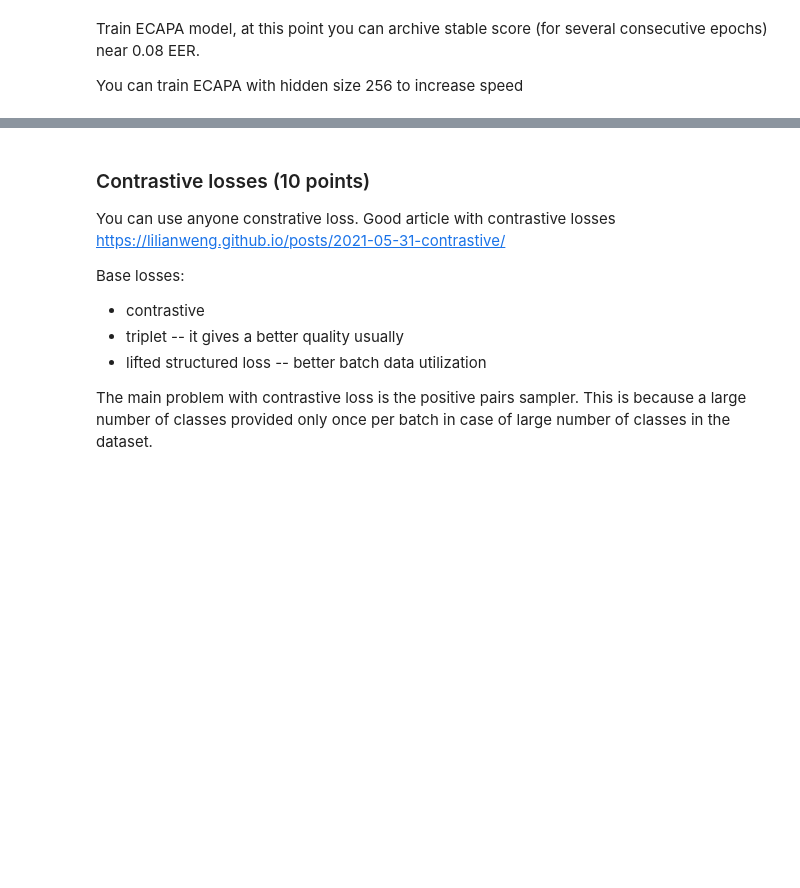
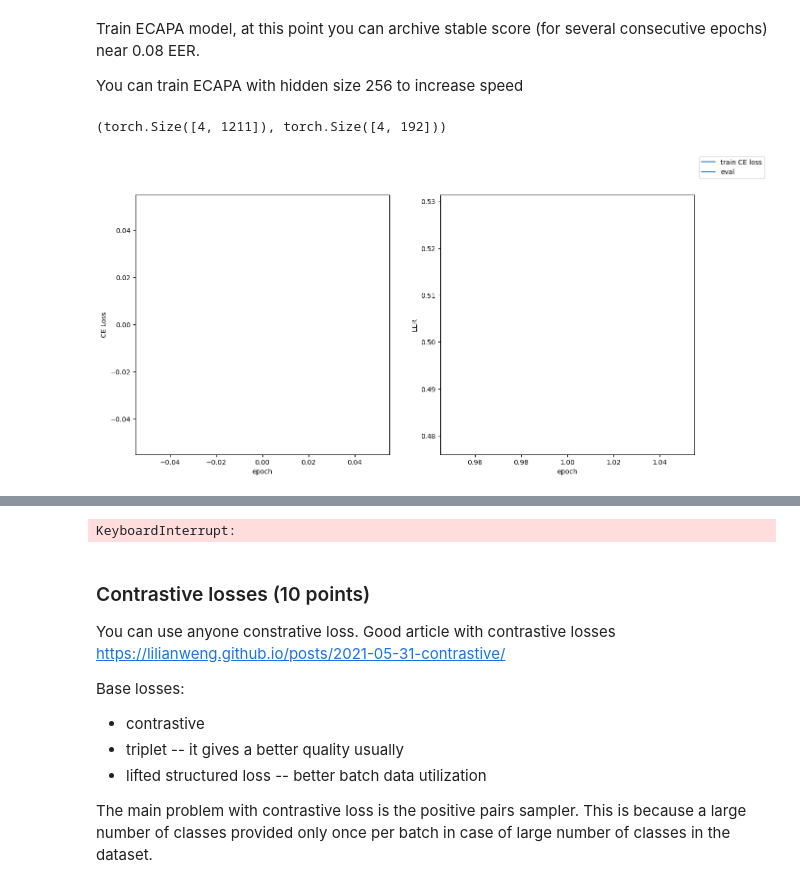
Before and after one commit to yandexdataschool/speech_course, a Jupyter notebook: week_03_kws_bio/homework.ipynb, the cells around one changed output, grey strips where cells are left out. Saved outputs shown, nothing was run; the diff lists cells and outputs as text; code cells hidden in the pictures; blank space fills up the shorter version.

```diff
--- a/week_03_kws_bio/homework.ipynb
+++ b/week_03_kws_bio/homework.ipynb
@@ -220,7 +217,7 @@ class SEBlock(nn.Module):
         # out: [batch_size, input_shape, T]
         squeezed = self.squeeze(X).squeeze(-1) # [batch_size, input_shape]
         weights = self.excitation(squeezed) # [batch_size, input_shape]
-        return X * weights.unsquueze(-1)
+        return X * weights.unsqueeze(-1)
 # %%
 class Res2Net(nn.Module):
     def __init__(self, hidden: int, dilation: int, scale: int, kernel_size: int):
@@ -320,10 +318,17 @@ class AttentiveStatsPooling(nn.Module):
 # %%
+import math
+
 class AAMSoftmax(nn.Module):
     def __init__(self, input_shape, n_class, margin, scale):
         super().__init__()
-        self.weight = nn.Linear(in_features=input_shape, out_features=n_class)
+        self.weight = nn.Parameter(torch.FloatTensor(n_class, input_shape))
+        nn.init.xavier_uniform_(self.weight)
         self.margin = margin
         self.scale = scale
+
+        # cos(\theta + m)=cos\theta * cosm − sin\theta * sinm
+        self.cos_m = math.cos(self.margin)
+        self.sin_m = math.sin(self.margin)
 
     def forward(self, X):
         # calc cosine similarity between X and weights
@@ -334,10 +339,19 @@ class AAMSoftmax(nn.Module):
         #     }{
         #         \exp{scale \cos{theta_ij + margin}} + \sum_{k != j} \exp{scale \cos{theta_ik}}
         #     }
-        sims = F.cosine_similarity(X, self.weight, dim=-1)
-        angles = torch.acos(sims)
-        exps = torch.exp(self.scale * torch.cos(angles + self.margin))
-        ...
+        # S_ij = scale \cos{theta_ij + margin} - log(\exp{scale \cos{theta_ij + margin}} + sum(\exp{scale \cos{theta_kn}) - \exp{scale \cos{theta_ij})
+        # X: [batch_size, input_shape]
+        # out: [batch_size, n_class]
+        # cos = F.cosine_similarity(X.unsqueeze(-1), self.weight.T.unsqueeze(0))
+        cos = F.linear(F.normalize(X), F.normalize(self.weight))
+        sin = torch.sqrt(1.0 - cos.clamp(-1, 1) ** 2)
+        cos_with_margin = cos * self.cos_m - sin * self.sin_m
+
+        scaled_cos_with_margin = self.scale * cos_with_margin
+        scaled_cos = self.scale * cos
+        exp_scaled_cos = torch.exp(scaled_cos)
+
+        return scaled_cos_with_margin - torch.log(torch.exp(scaled_cos_with_margin) + torch.sum(exp_scaled_cos, dim=-1, keepdim=True) - exp_scaled_cos)
 # %%
 class EcapaTDNN(nn.Module):
     def __init__(self, input_shape: int, output_shape: int, hidden: int):
@@ -358,18 +372,18 @@ class EcapaTDNN(nn.Module):
         )
         self.pooling = nn.Sequential(
             AttentiveStatsPooling(input_shape=1536, hidden=128),
-            nn.BatchNorm1d(128)
+            nn.BatchNorm1d(3072)
         )
         self.fc = nn.Sequential(
             nn.Linear(in_features=3072, out_features=192),
             nn.BatchNorm1d(192)
         )
-        self.softmax = AAMSoftmax(input_shape=192, n_class=output_shape, margin=0.2, scale=32)
+        self.softmax = AAMSoftmax(input_shape=192, n_class=output_shape, margin=0.2, scale=10)#scale=32)
 
     def forward(self, X):
         # X: [batch_size, input_shape, time]
         # out: [batch_size, output_shape]
-        X = self.frontent(X), # [batch_size, hidden, T]
+        X = self.frontent(X) # [batch_size, hidden, T]
 
         X_1 = self.ecapa_1(X) + X
         X_2 = self.ecapa_2(X_1) + X_1
@@ -377,11 +391,11 @@ class EcapaTDNN(nn.Module):
 
         X = torch.cat([X_1, X_2, X_3], dim=1)  # [batch_size, 3 * hidden, T]
         X = self.mfa(X) # [batch_size, 1536, T]
-        X = self.pooling(X).squueze(-1) # [batch_size, 3072]
+        X = self.pooling(X).squeeze(-1) # [batch_size, 3072]
         X = self.fc(X) # [batch_size, 192]
-        X = self.softmax(X)
+        logits = self.softmax(X)
 
-        return X
+        return logits, X
 # %% [markdown]
 Train ECAPA model, at this point you can archive stable score (for several consecutive epochs) near 0.08 EER.
 
@@ -389,4 +407,10 @@ You can train ECAPA with hidden size 256 to increase speed
+# %%
+dummy_out.shape, dummy_embed.shape
+# %% [output]
+(torch.Size([4, 1211]), torch.Size([4, 192]))
 # %%
-model = EcapaTDNN(FEATS, trainset.speakers(), 128).to(DEVICE)
+model = EcapaTDNN(FEATS, trainset.speakers(), 256).to(DEVICE)
 opt = optim.Adam(model.parameters())
 train(model, opt, batch_size=128)
+# %% [output]
+[figure, added]
@@ -393,3 +418,4 @@ train(model, opt, batch_size=128)
+KeyboardInterrupt:
 # %%
 # Save model to preserve results before uptraining experiments
 torch.save(model, 'model.pt')
```
Also changed, not shown: parts of 6 cells of this notebook.
